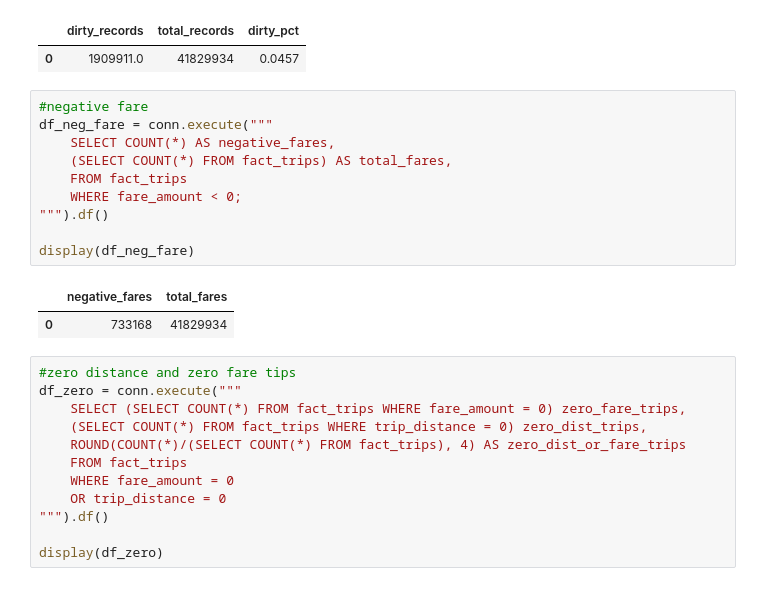
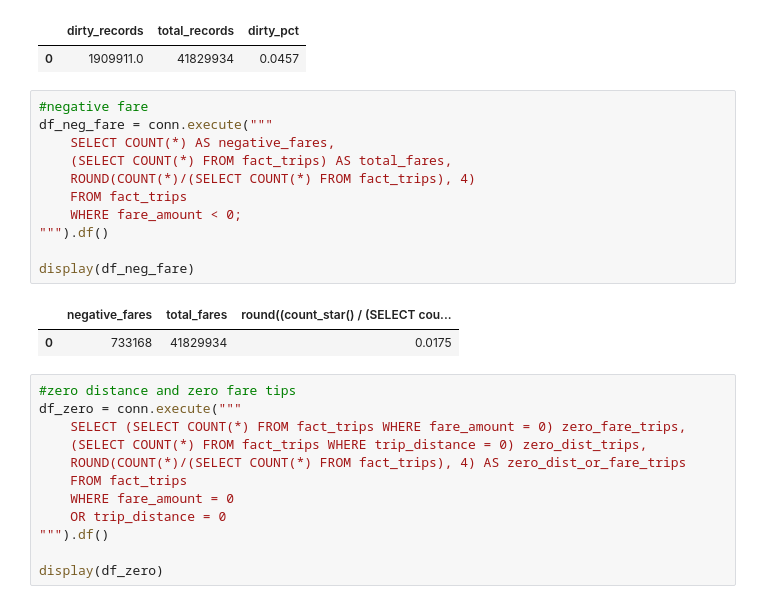
Before and after one commit to 1JasmandeepSingh3/nyc-taxi-pipeline, a Jupyter notebook: analysis/Duckdb_pipeline.ipynb, the cells around one changed output. Drawn from its saved outputs; the diff is of its cells as text.

```diff
--- a/analysis/Duckdb_pipeline.ipynb
+++ b/analysis/Duckdb_pipeline.ipynb
@@ -523,16 +523,17 @@ display(df_dirty)
 # %%
 #negative fare
 df_neg_fare = conn.execute("""
     SELECT COUNT(*) AS negative_fares,
     (SELECT COUNT(*) FROM fact_trips) AS total_fares,
+    ROUND(COUNT(*)/(SELECT COUNT(*) FROM fact_trips), 4)
     FROM fact_trips
     WHERE fare_amount < 0;
 """).df()
 
 display(df_neg_fare)
 # %% [output]
-|  | negative_fares | total_fares |
-| 0 | 733168 | 41829934 |
+|  | negative_fares | total_fares | round((count_star() / (SELECT cou... |
+| 0 | 733168 | 41829934 | 0.0175 |
 # %%
 #zero distance and zero fare tips
 df_zero = conn.execute("""
```
Also changed, not shown: parts of 14 cells of this notebook, 7 other files.
